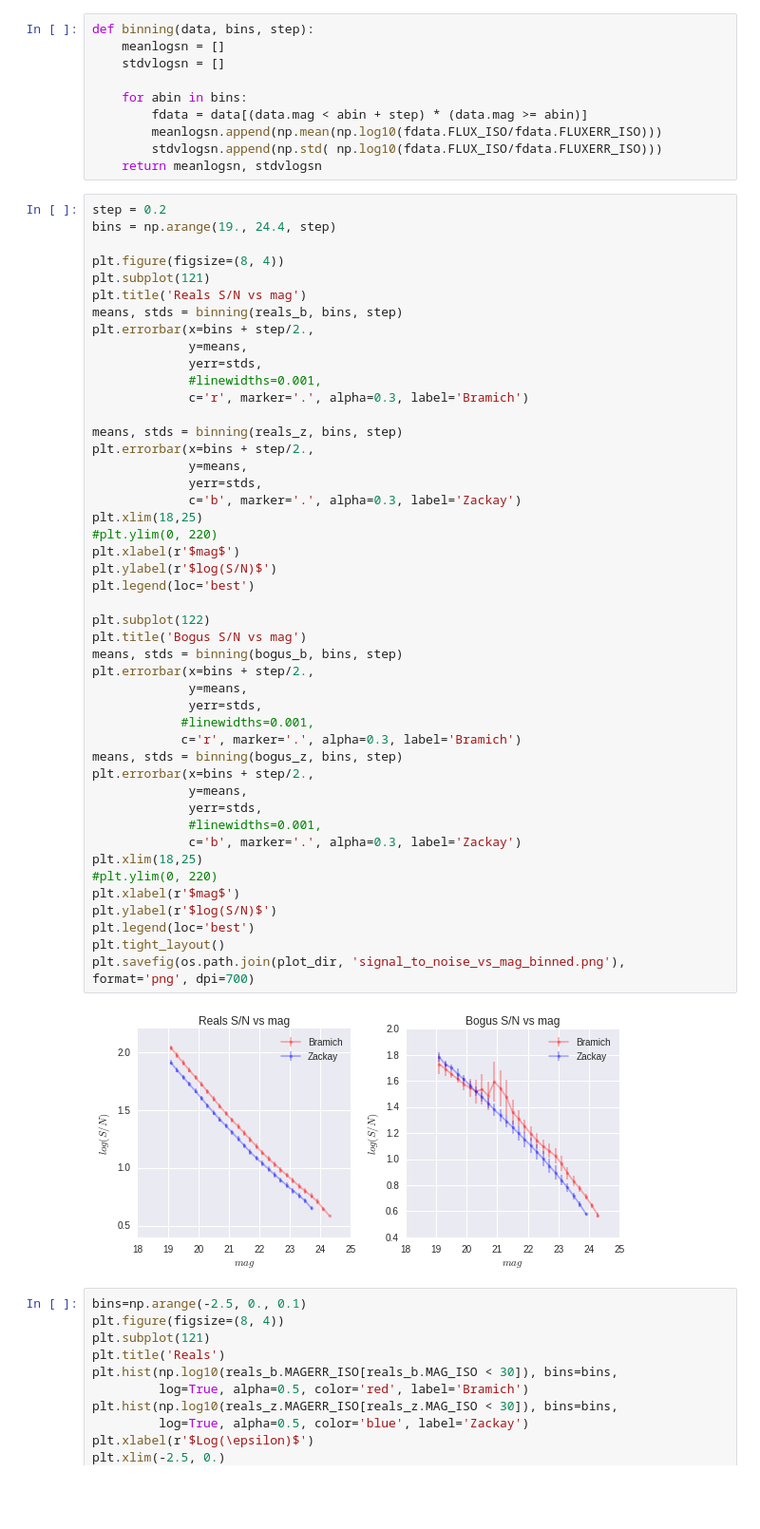
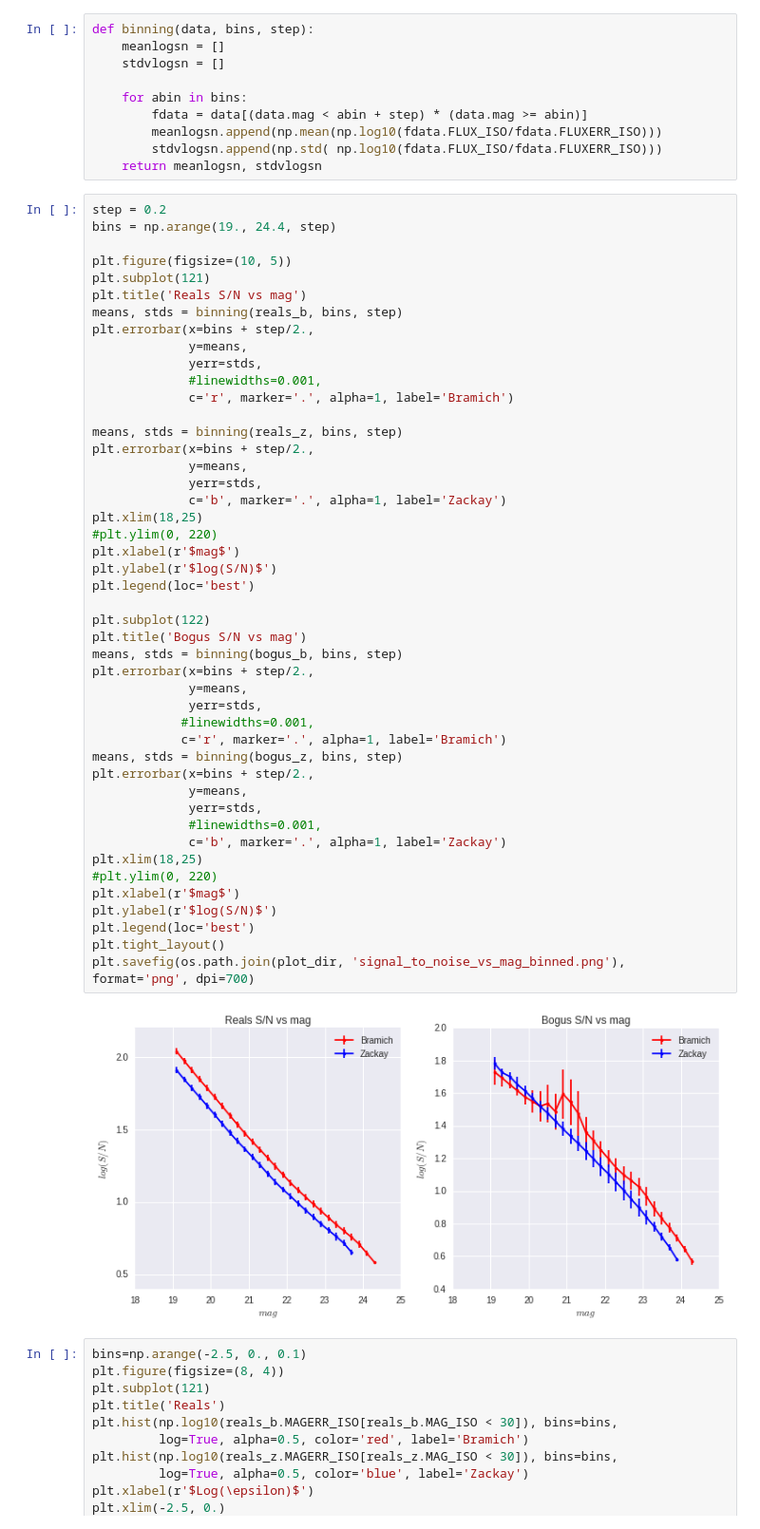
Before and after one commit to BrunoSanchez/RBMLearning, a Jupyter notebook: Plots.ipynb, the cells around one changed output. Shown at 95% size. Cells and saved outputs as stored; diff of their text form; blank space fills up the shorter version.

```diff
--- a/Plots.ipynb
+++ b/Plots.ipynb
@@ -391,7 +391,7 @@ def binning(data, bins, step):
 step = 0.2
 bins = np.arange(19., 24.4, step)
 
-plt.figure(figsize=(8, 4))
+plt.figure(figsize=(10, 5))
 plt.subplot(121)
 plt.title('Reals S/N vs mag')
 means, stds = binning(reals_b, bins, step)
@@ -399,42 +399,42 @@ plt.errorbar(x=bins + step/2.,
              y=means,
              yerr=stds,
              #linewidths=0.001,
-             c='r', marker='.', alpha=0.3, label='Bramich')
+             c='r', marker='.', alpha=1, label='Bramich')
 
 means, stds = binning(reals_z, bins, step)
 plt.errorbar(x=bins + step/2.,
              y=means,
              yerr=stds,
-             c='b', marker='.', alpha=0.3, label='Zackay')
+             c='b', marker='.', alpha=1, label='Zackay')
 plt.xlim(18,25)
 #plt.ylim(0, 220)
 plt.xlabel(r'$mag$')
 plt.ylabel(r'$log(S/N)$')
 plt.legend(loc='best')
 
 plt.subplot(122)
 plt.title('Bogus S/N vs mag')
 means, stds = binning(bogus_b, bins, step)
 plt.errorbar(x=bins + step/2.,
              y=means,
              yerr=stds,
             #linewidths=0.001,
-            c='r', marker='.', alpha=0.3, label='Bramich')
+            c='r', marker='.', alpha=1, label='Bramich')
 means, stds = binning(bogus_z, bins, step)
 plt.errorbar(x=bins + step/2.,
              y=means,
              yerr=stds,
              #linewidths=0.001,
-             c='b', marker='.', alpha=0.3, label='Zackay')
+             c='b', marker='.', alpha=1, label='Zackay')
 plt.xlim(18,25)
 #plt.ylim(0, 220)
 plt.xlabel(r'$mag$')
 plt.ylabel(r'$log(S/N)$')
 plt.legend(loc='best')
 plt.tight_layout()
 plt.savefig(os.path.join(plot_dir, 'signal_to_noise_vs_mag_binned.png'), format='png', dpi=700)
 # %% [output]
-[figure, old version]
+[figure, new version]
 # %%
 bins=np.arange(-2.5, 0., 0.1)
 plt.figure(figsize=(8, 4))
```
Also changed, not shown: parts of 5 cells of this notebook, 1 other file.
